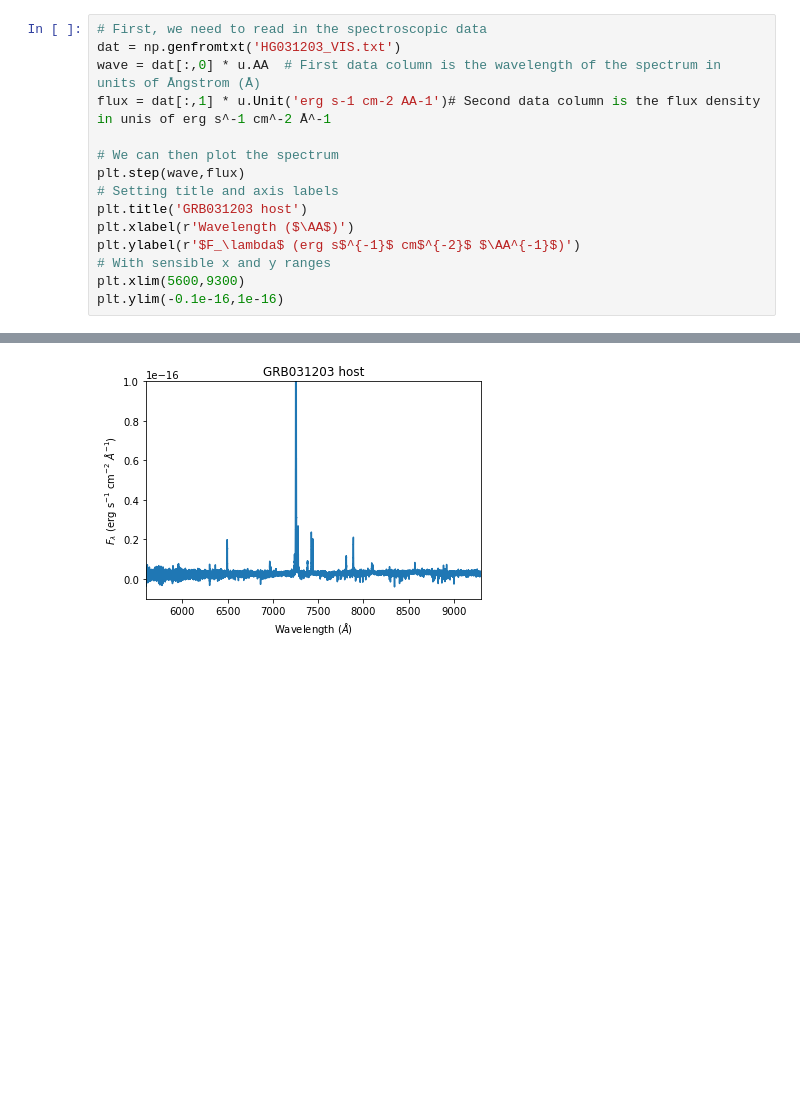
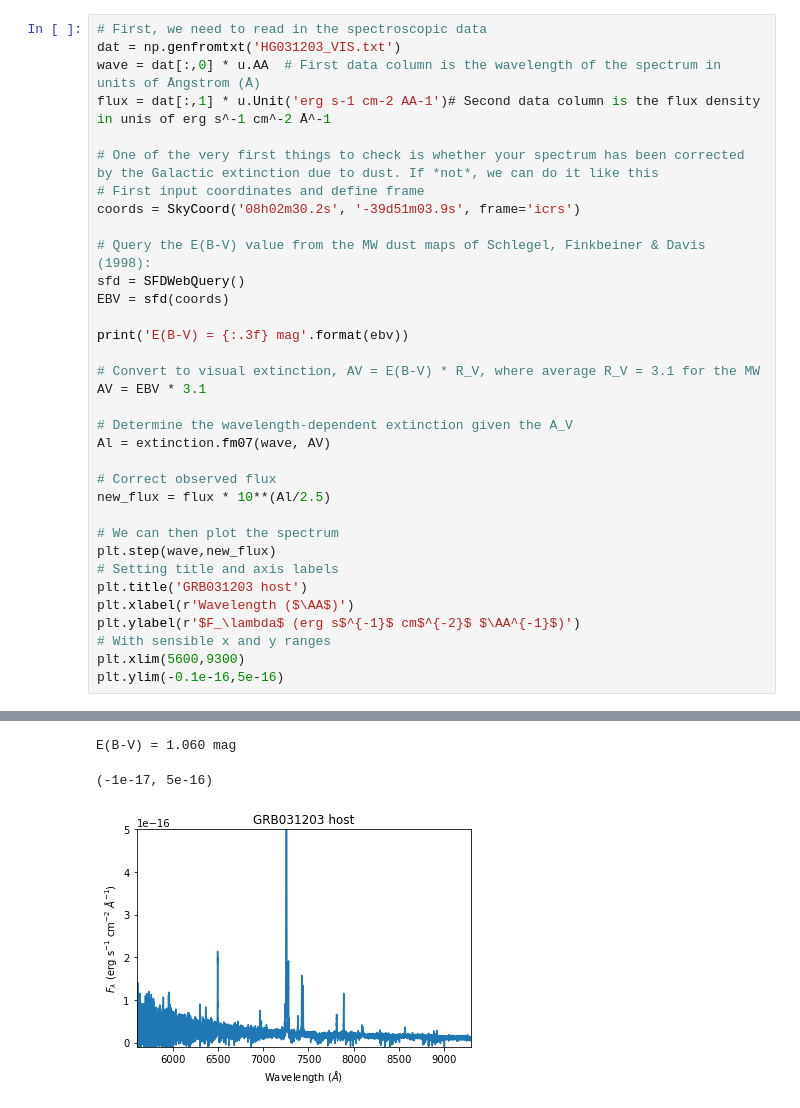
Before and after one commit to keheintz/SpecAnalysis, a Jupyter notebook: DWS20222_specutils.ipynb, the cells around one changed output, grey strips where cells are left out. Cells and saved outputs as stored; diff of their text form; blank space fills up the shorter version.

```diff
--- a/DWS20222_specutils.ipynb
+++ b/DWS20222_specutils.ipynb
@@ -24,13 +34,32 @@ dat = np.genfromtxt('HG031203_VIS.txt')
 wave = dat[:,0] * u.AA  # First data column is the wavelength of the spectrum in units of Ångstrom (Å)
 flux = dat[:,1] * u.Unit('erg s-1 cm-2 AA-1')# Second data column is the flux density in unis of erg s^-1 cm^-2 Å^-1
 
+# One of the very first things to check is whether your spectrum has been corrected by the Galactic extinction due to dust. If *not*, we can do it like this
+# First input coordinates and define frame
+coords = SkyCoord('08h02m30.2s', '-39d51m03.9s', frame='icrs')
+
+# Query the E(B-V) value from the MW dust maps of Schlegel, Finkbeiner & Davis (1998):
+sfd = SFDWebQuery()
+EBV = sfd(coords)
+
+print('E(B-V) = {:.3f} mag'.format(ebv))
+
+# Convert to visual extinction, AV = E(B-V) * R_V, where average R_V = 3.1 for the MW
+AV = EBV * 3.1
+
+# Determine the wavelength-dependent extinction given the A_V
+Al = extinction.fm07(wave, AV)
+
+# Correct observed flux
+new_flux = flux * 10**(Al/2.5)
+
 # We can then plot the spectrum
-plt.step(wave,flux)
+plt.step(wave,new_flux)
 # Setting title and axis labels
 plt.title('GRB031203 host')
 plt.xlabel(r'Wavelength ($\AA$)')
 plt.ylabel(r'$F_\lambda$ (erg s$^{-1}$ cm$^{-2}$ $\AA^{-1}$)')
 # With sensible x and y ranges
 plt.xlim(5600,9300)
-plt.ylim(-0.1e-16,1e-16)
+plt.ylim(-0.1e-16,5e-16)
 # %% [output]
@@ -38,3 +67,5 @@ plt.ylim(-0.1e-16,1e-16)
+E(B-V) = 1.060 mag
+(-1e-17, 5e-16)
-[figure, old version]
+[figure, new version]
 # %%
 # Then for the sake of this exercise we need to re-format this dataset and create a Spectrum1D object
```
Also changed, not shown: parts of 18 cells of this notebook, 1 other file.
